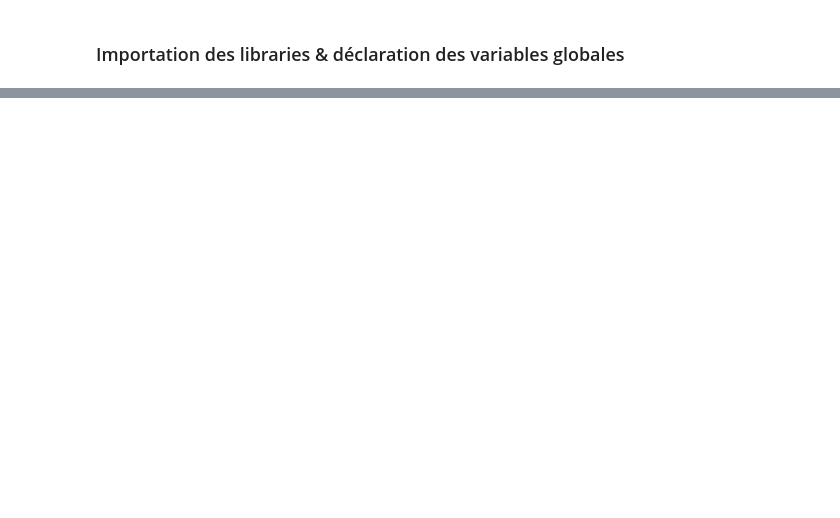
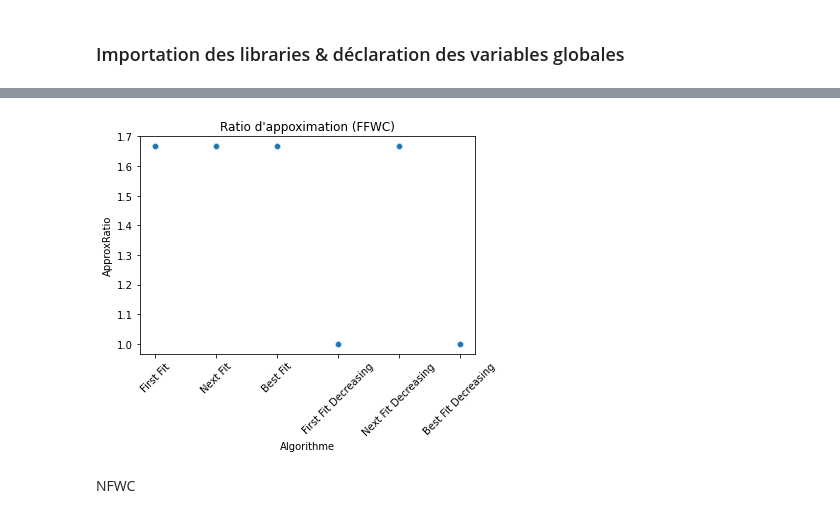
Before and after one commit to shawnvosburg/BinPacking, a Jupyter notebook: analyse/binpacking_analyse.ipynb, the cells around one changed output, grey strips where cells are left out. Cells and saved outputs as stored; diff of their text form; code cells hidden in the pictures; blank space fills up the shorter version.

```diff
--- a/analyse/binpacking_analyse.ipynb
+++ b/analyse/binpacking_analyse.ipynb
@@ -15,0 +88,21 @@ ModuleNotFoundError: No module named 'matplotlib'
+# %%
+df_ffwc = df[df['GenerateurDonnees'] == 'FFWC'].copy()
+
+# Selon le generateur que j'ai codé, OPT = N/3
+df_ffwc['OPT'] = df_ffwc['N'] / 3
+# %%
+# Ratio d'approximation
+data_temp = df_ffwc.copy()
+data_temp['ApproxRatio'] = data_temp['M'] / data_temp['OPT']
+data_temp = data_temp.rename(columns={'algo':'Algorithme'})
+
+ax = sns.scatterplot(data=data_temp,x='Algorithme',y='ApproxRatio',palette=palette)
+ax.set_title("Ratio d'appoximation (FFWC)")
+
+plt.xticks(rotation=45)
+plt.savefig('ratio_ffwc.jpg', bbox_inches='tight')
+plt.show()
+# %% [output]
+[figure, added]
+# %% [markdown]
+NFWC
```
Also changed, not shown: parts of 20 cells of this notebook, 3 other files.
